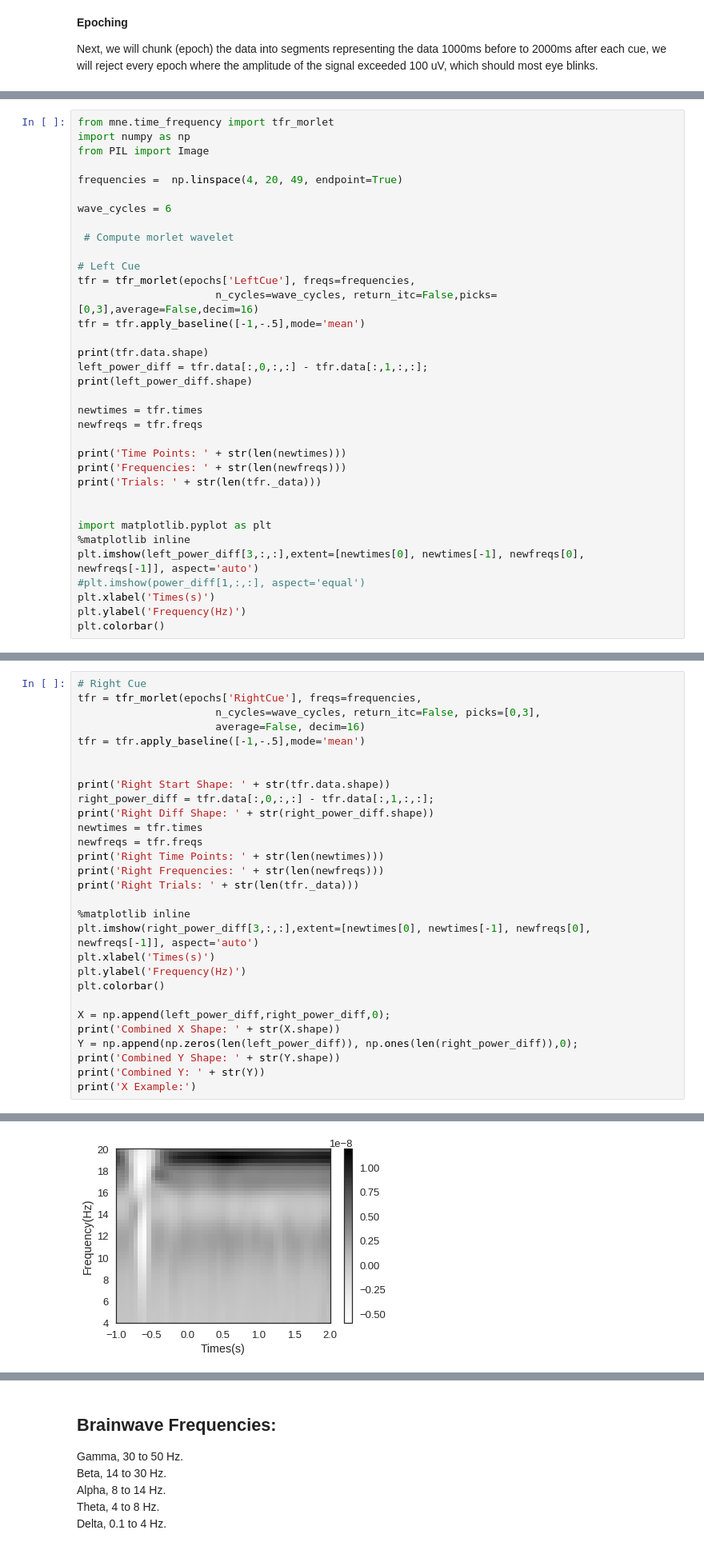
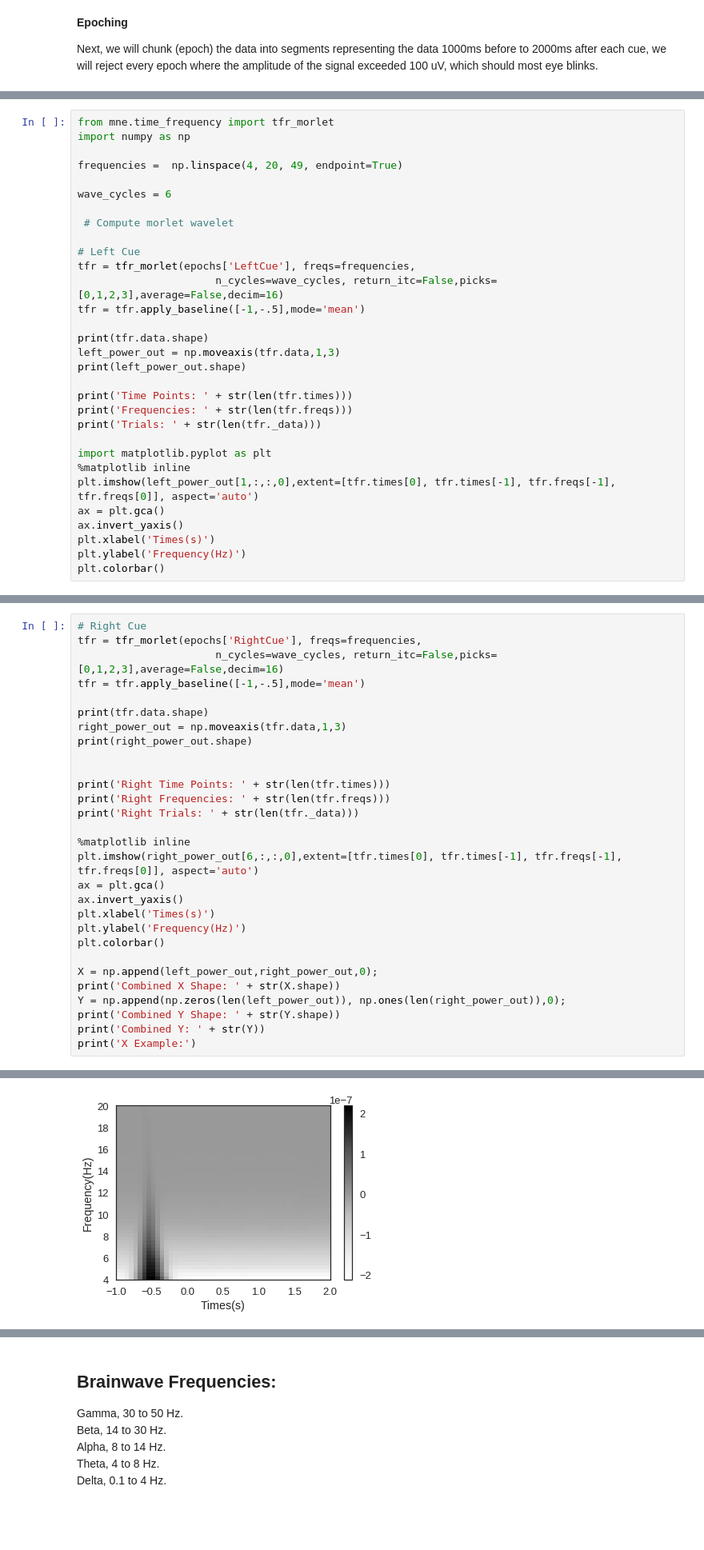
Before and after one commit to kylemath/EEG-Classification, a Jupyter notebook: notebooks/CNN_LSTM_Muse_Kyle.ipynb, the cells around one changed output, grey strips where cells are left out. Shown: that part at 80% size. Drawn from its saved outputs; the diff is of its cells as text; blank space fills up the shorter version.

```diff
--- a/notebooks/CNN_LSTM_Muse_Kyle.ipynb
+++ b/notebooks/CNN_LSTM_Muse_Kyle.ipynb
@@ -174,7 +128,6 @@ OrderedDict([('LeftCue', [1]), ('RightCue', [2])])
 # %%
 from mne.time_frequency import tfr_morlet
 import numpy as np
-from PIL import Image
 
 frequencies =  np.linspace(4, 20, 49, endpoint=True)
 
@@ -184,25 +137,22 @@ wave_cycles = 6
 
 # Left Cue
 tfr = tfr_morlet(epochs['LeftCue'], freqs=frequencies,
-                      n_cycles=wave_cycles, return_itc=False,picks=[0,3],average=False,decim=16)
+                      n_cycles=wave_cycles, return_itc=False,picks=[0,1,2,3],average=False,decim=16)
 tfr = tfr.apply_baseline([-1,-.5],mode='mean')
 
 print(tfr.data.shape)
-left_power_diff = tfr.data[:,0,:,:] - tfr.data[:,1,:,:];
-print(left_power_diff.shape)
+left_power_out = np.moveaxis(tfr.data,1,3)
+print(left_power_out.shape)
 
-newtimes = tfr.times
-newfreqs = tfr.freqs
-
-print('Time Points: ' + str(len(newtimes)))
-print('Frequencies: ' + str(len(newfreqs)))
+print('Time Points: ' + str(len(tfr.times)))
+print('Frequencies: ' + str(len(tfr.freqs)))
 print('Trials: ' + str(len(tfr._data)))
-
 
 import matplotlib.pyplot as plt
 %matplotlib inline
-plt.imshow(left_power_diff[3,:,:],extent=[newtimes[0], newtimes[-1], newfreqs[0], newfreqs[-1]], aspect='auto')
-#plt.imshow(power_diff[1,:,:], aspect='equal')
+plt.imshow(left_power_out[1,:,:,0],extent=[tfr.times[0], tfr.times[-1], tfr.freqs[-1], tfr.freqs[0]], aspect='auto')
+ax = plt.gca()
+ax.invert_yaxis()
 plt.xlabel('Times(s)')
 plt.ylabel('Frequency(Hz)')
 plt.colorbar()
@@ -218,29 +175,29 @@ Trials: 65
 # %%
 # Right Cue
 tfr = tfr_morlet(epochs['RightCue'], freqs=frequencies,
-                      n_cycles=wave_cycles, return_itc=False, picks=[0,3],
-                      average=False, decim=16)
+                      n_cycles=wave_cycles, return_itc=False,picks=[0,1,2,3],average=False,decim=16)
 tfr = tfr.apply_baseline([-1,-.5],mode='mean')
 
+print(tfr.data.shape)
+right_power_out = np.moveaxis(tfr.data,1,3)
+print(right_power_out.shape)
 
-print('Right Start Shape: ' + str(tfr.data.shape))
-right_power_diff = tfr.data[:,0,:,:] - tfr.data[:,1,:,:];
-print('Right Diff Shape: ' + str(right_power_diff.shape))
-newtimes = tfr.times
-newfreqs = tfr.freqs
-print('Right Time Points: ' + str(len(newtimes)))
-print('Right Frequencies: ' + str(len(newfreqs)))
+
+print('Right Time Points: ' + str(len(tfr.times)))
+print('Right Frequencies: ' + str(len(tfr.freqs)))
 print('Right Trials: ' + str(len(tfr._data)))
 
 %matplotlib inline
-plt.imshow(right_power_diff[3,:,:],extent=[newtimes[0], newtimes[-1], newfreqs[0], newfreqs[-1]], aspect='auto')
+plt.imshow(right_power_out[6,:,:,0],extent=[tfr.times[0], tfr.times[-1], tfr.freqs[-1], tfr.freqs[0]], aspect='auto')
+ax = plt.gca()
+ax.invert_yaxis()
 plt.xlabel('Times(s)')
 plt.ylabel('Frequency(Hz)')
 plt.colorbar()
 
-X = np.append(left_power_diff,right_power_diff,0);
+X = np.append(left_power_out,right_power_out,0);
 print('Combined X Shape: ' + str(X.shape))
-Y = np.append(np.zeros(len(left_power_diff)), np.ones(len(right_power_diff)),0);
+Y = np.append(np.zeros(len(left_power_out)), np.ones(len(right_power_out)),0);
 print('Combined Y Shape: ' + str(Y.shape))
 print('Combined Y: ' + str(Y))
 print('X Example:')
@@ -262,2 +216,2 @@ Combined Y: [0. 0. 0. 0. 0. 0. 0. 0. 0. 0. 0. 0. 0. 0. 0. 0. 0. 0. 0. 0. 0. 0. 0
 X Example:
-[figure, old version]
+[figure, new version]
```
Also changed, not shown: parts of 38 cells of this notebook.
